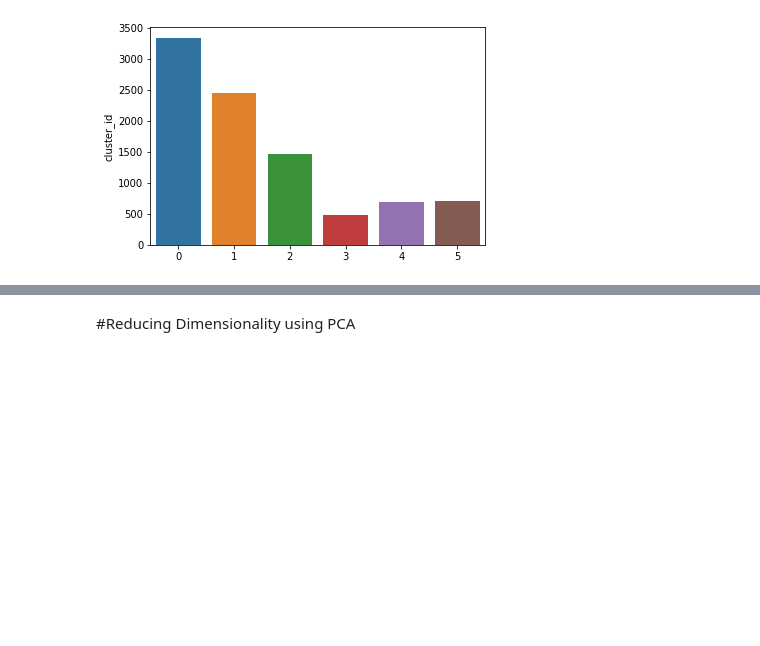
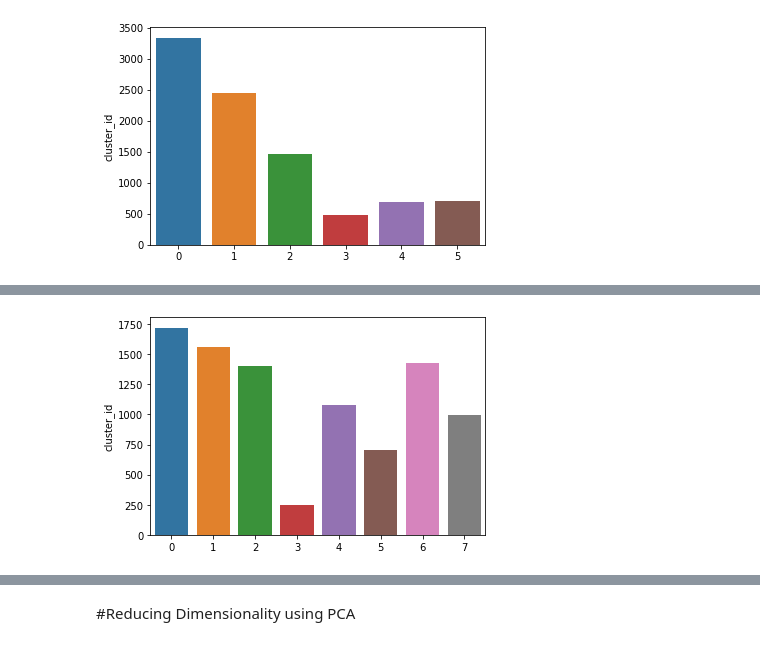
Before and after one commit to mecan80/DS_projects, a Jupyter notebook: Insurance_Cust_Segmentation.ipynb, the cells around one changed output, grey strips where cells are left out. Saved outputs shown, nothing was run; the diff lists cells and outputs as text; code cells hidden in the pictures; blank space fills up the shorter version.

```diff
--- a/Insurance_Cust_Segmentation.ipynb
+++ b/Insurance_Cust_Segmentation.ipynb
@@ -313,6 +407,0 @@ X = ins_upd_df.drop(columns='Customer')
-# %%
-#Scale the data
-std_scale = StandardScaler()
-
-#fit and transform the data at the same time
-X_scale = std_scale.fit_transform(X)
@@ -488,0 +560,6 @@ ins_upd_df.to_csv('insurance_6clusters.csv')
+# %%
+#Geographic Variables with CLV
+
+#Running KPrototype Clustering, n_clusters=8, init='Cao' - Default
+kproto_geo_clv = KPrototypes(n_clusters=8, init='Cao')
+clusters = kproto_geo_clv.fit_predict(X_geo_clv_scale, categorical=[1,2,3,4,5,6,7,8])
@@ -488,0 +571,7 @@ ins_upd_df.to_csv('insurance_6clusters.csv')
+# %%
+#Adding the predicted clusters to the main dataset
+ins_upd_df['cluster_id'] = clusters
+
+#Checking the clusters created
+ins_clusters = pd.DataFrame(ins_upd_df['cluster_id'].value_counts())
+ins_clusters
@@ -488,0 +588,4 @@ ins_upd_df.to_csv('insurance_6clusters.csv')
+# %%
+sns.barplot(x=ins_clusters.index, y=ins_clusters['cluster_id']);
+# %% [output]
+[figure, added]
```
Also changed, not shown: parts of 127 cells of this notebook.
